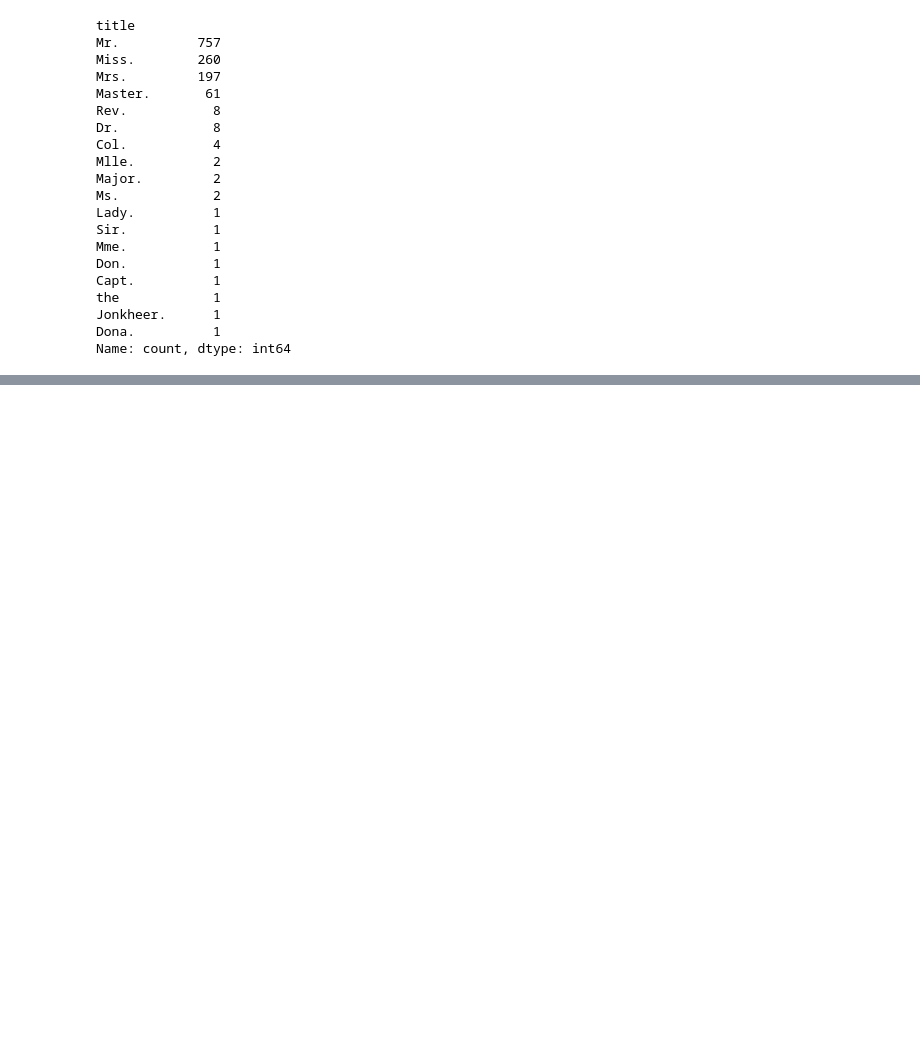
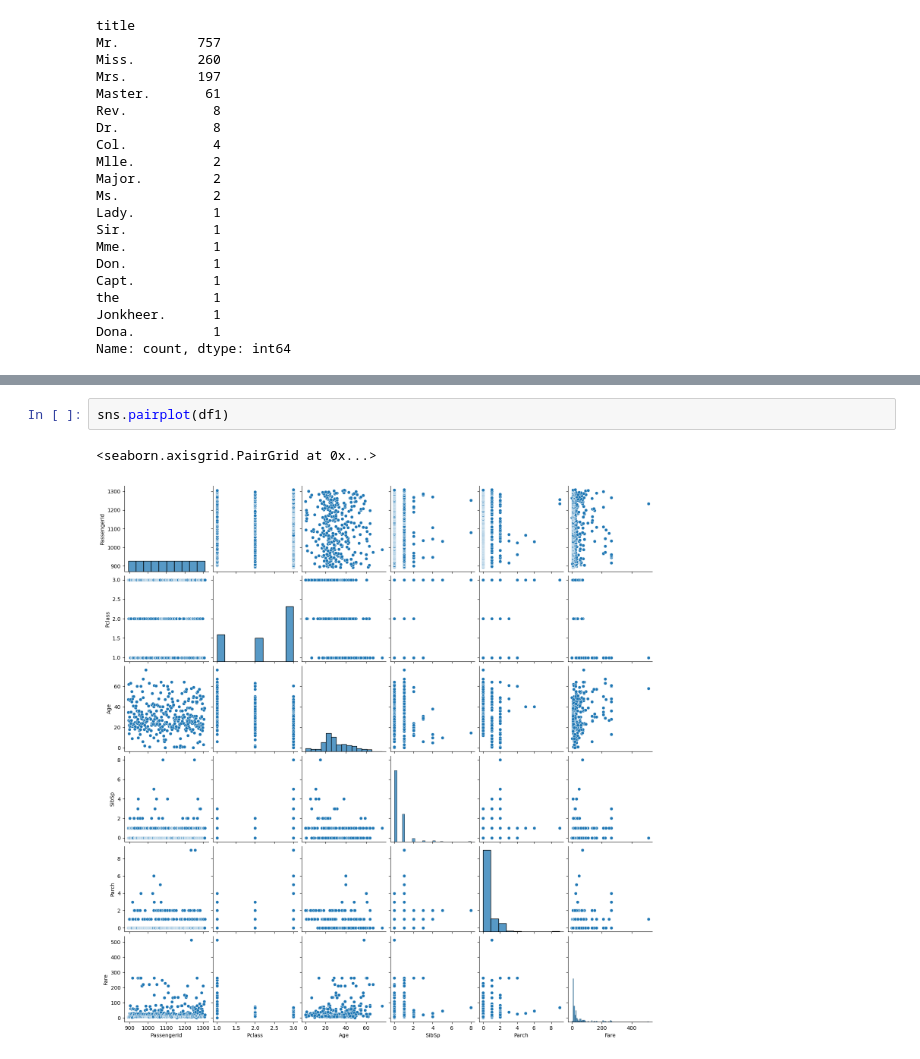
Before and after one commit to Bhavik2209/EDA, a Jupyter notebook: index.ipynb, the cells around one changed output, grey strips where cells are left out. Drawn from its saved outputs; the diff is of its cells as text; blank space fills up the shorter version.

```diff
--- a/index.ipynb
+++ b/index.ipynb
@@ -463,0 +541,5 @@ Name: count, dtype: int64
+# %%
+sns.pairplot(df1)
+# %% [output]
+<seaborn.axisgrid.PairGrid at 0x...>
+[figure, added]
```
Also changed, not shown: parts of 13 cells of this notebook, 3 other files.
